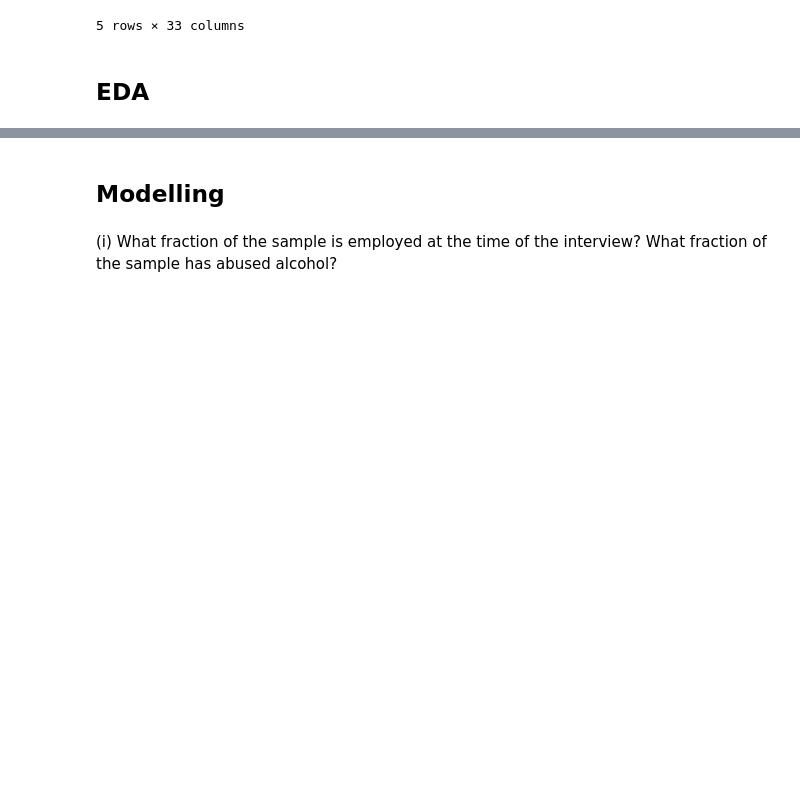
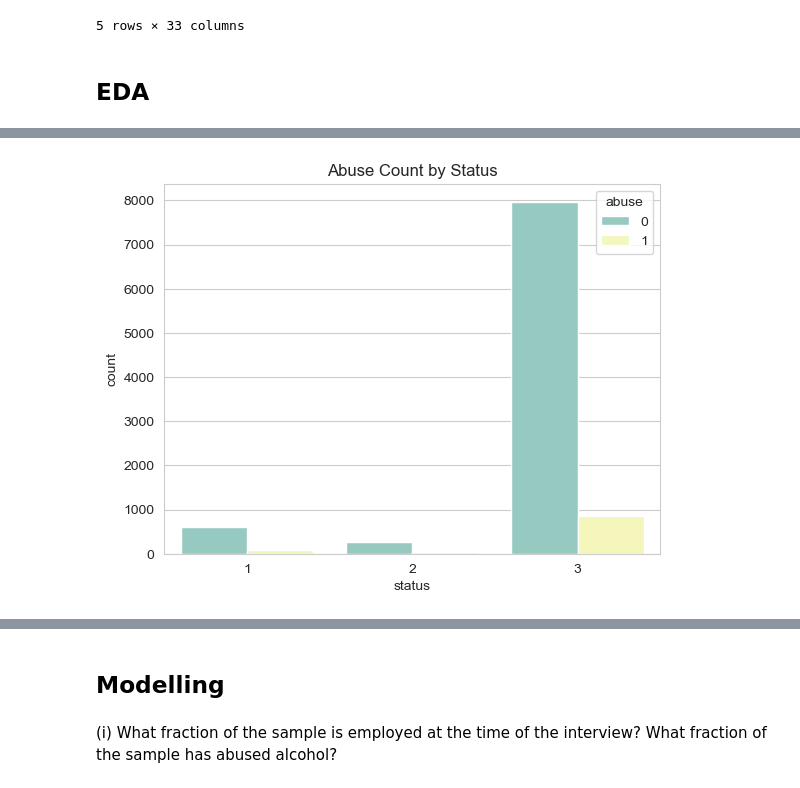
Before and after one commit to RPChinhara/alcohol_abuse_employment, a Jupyter notebook: main.ipynb, the cells around one changed output, grey strips where cells are left out. Cells and saved outputs as stored; diff of their text form; code cells hidden in the pictures; blank space fills up the shorter version.

```diff
--- a/main.ipynb
+++ b/main.ipynb
@@ -70,0 +83,6 @@ plt.show()
+# %%
+sns.countplot(x='status', hue='abuse', data=data)
+plt.title('Abuse Count by Status')
+plt.show()
+# %% [output]
+[figure, added]
```
Also changed, not shown: parts of 21 cells of this notebook.
